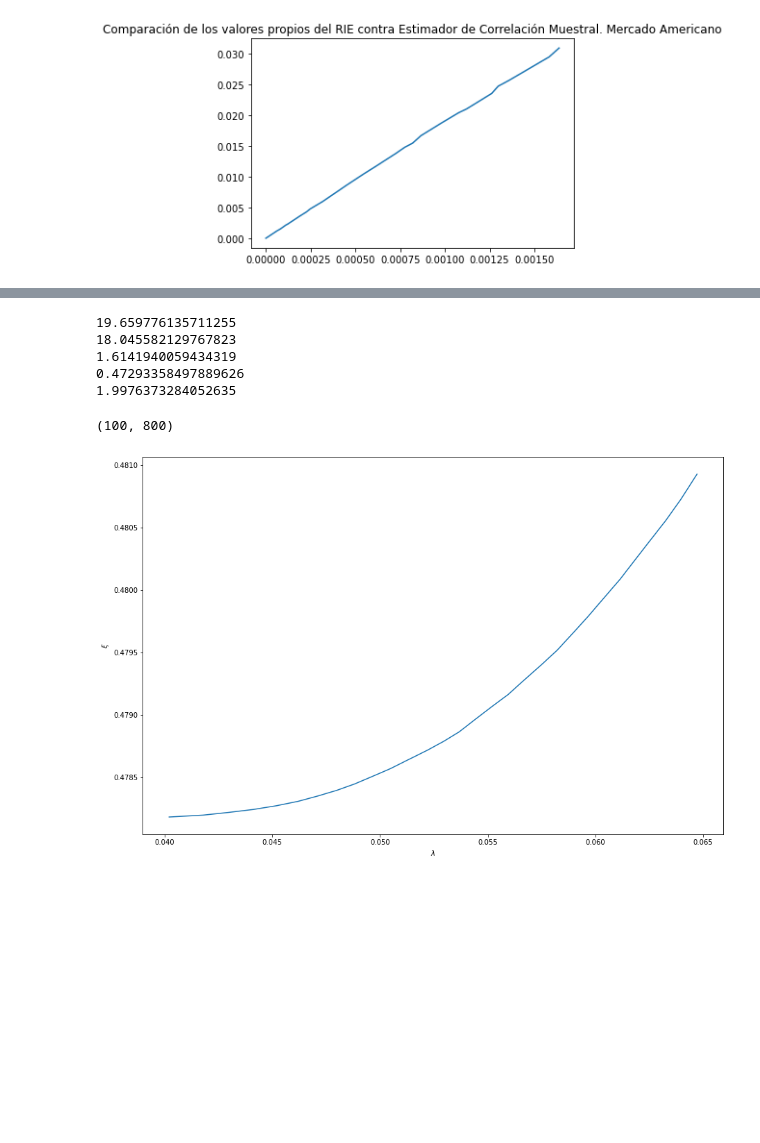
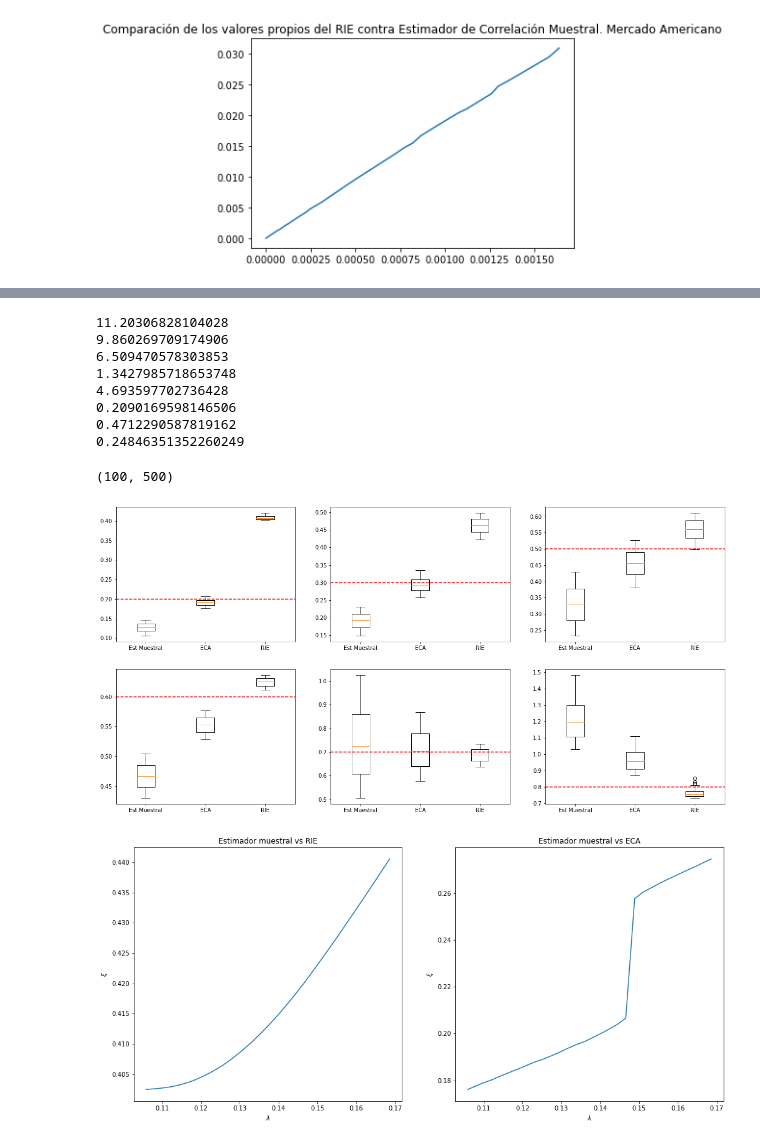
Before and after one commit to jduarte00/tesis, a Jupyter notebook: simulaciones.ipynb, the cells around one changed output, grey strips where cells are left out. Saved outputs shown, nothing was run; the diff lists cells and outputs as text; code cells hidden in the pictures; blank space fills up the shorter version.

Commit message:
se corrigen valores exactos de q y gráficas

```diff
--- a/simulaciones.ipynb
+++ b/simulaciones.ipynb
@@ -687,4 +542,0 @@ plt.show()
-# %%
-corr_matrix = make_corr_matrix([140, 100, 40, 70, 50, 80, 100, 100 , 40, 80], [0.3, 0.5, 0.8, 0.2, 0.3, 0.2, 0.7, 0.5, 0.3, 0.4])
-num_obs = 1600
-num_simul = 100
@@ -698,8 +553,10 @@ def returnsStandardization(returns):
 # %%
 frob_muestral = []
 frob_rie = []
+frob_eca = []
 vals_propios_muestral = []
 vals_propios_rie = []
+vals_propios_eca = []
 for simul in range(num_simul):
     # Generación de retornos
     daily_returns = np.random.multivariate_normal(mean = np.zeros(corr_matrix.shape[0]), cov = corr_matrix, size=num_obs)
@@ -707,39 +564,54 @@ for simul in range(num_simul):
     daily_returns_df = pd.DataFrame(daily_returns)
     daily_returns_df = returnsStandardization(daily_returns_df)
     # Estimador de correlación muestral
-    est_corr = np.corrcoef(daily_returns.T)
+    est_corr = np.corrcoef(daily_returns_df.values.T)
     # Estimador RIE
     rie_corr = rie_estimator.get_rie(returns=daily_returns_df, normalize=False, max_ones= False)
+    # Estimado ECA
+    eca_corr = csestimator.get_shrinkage_est(X_matrix = daily_returns_df, alpha = 0.5)
     # Calcular distancias frobenius
     frob_muestral.append(np.linalg.norm(((corr_matrix - est_corr)), ord = "fro"))
     frob_rie.append(np.linalg.norm(((corr_matrix - rie_corr)), ord = "fro"))
+    frob_eca.append(np.linalg.norm(((corr_matrix - eca_corr)), ord = "fro"))
     # Sacar valores propios
     eigen_sample = np.linalg.eigvalsh(est_corr)
     eigen_rie = np.linalg.eigvalsh(rie_corr)
+    eigen_eca = np.linalg.eigvalsh(eca_corr)
     eigen_sample.sort()
     eigen_rie.sort()
+    eigen_eca.sort()
     vals_propios_muestral.append(eigen_sample)
     vals_propios_rie.append(eigen_rie)
+    vals_propios_eca.append(eigen_eca)
 # %%
 print(np.mean(frob_muestral))
 print(np.mean(frob_rie))
+print(np.mean(frob_eca))
 print(np.mean(frob_muestral) - np.mean(frob_rie))
+print(np.mean(frob_muestral) - np.mean(frob_eca))
 print(np.std(frob_muestral))
 print(np.std(frob_rie))
+print(np.std(frob_eca))
 # %% [output]
-19.659776135711255
-18.045582129767823
-1.6141940059434319
-0.47293358497889626
-1.9976373284052635
+11.20306828104028
+9.860269709174906
+6.509470578303853
+1.3427985718653748
+4.693597702736428
+0.2090169598146506
+0.4712290587819162
+0.24846351352260249
 # %%
 vals_propios_muestral = np.array(vals_propios_muestral)
 vals_propios_rie = np.array(vals_propios_rie)
+vals_propios_eca = np.array(vals_propios_eca)
 vals_propios_muestral.shape
 # %% [output]
-(100, 800)
+(100, 500)
 # %%
 means_vals_propios_muestral = vals_propios_muestral.mean(axis = 0)
 means_vals_propios_rie = vals_propios_rie.mean(axis = 0)
+means_vals_propios_eca = vals_propios_eca.mean(axis = 0)
 means_vals_propios_muestral.sort()
 means_vals_propios_rie.sort()
+means_vals_propios_eca.sort()
@@ -746,10 +625,33 @@ means_vals_propios_rie.sort()
+# %%
+fig7, ax7 = plt.subplots(2,3, figsize=(20,10))
+ax7[0,0].boxplot(data2, labels=["Est Muestral", "ECA", "RIE"])
+ax7[0,0].axhline(y=0.2, color='r', linestyle='--')
+ax7[0,1].boxplot(data3, labels=["Est Muestral", "ECA", "RIE"])
+ax7[0,1].axhline(y=0.3, color='r', linestyle='--')
+ax7[0,2].boxplot(data5, labels=["Est Muestral", "ECA", "RIE"])
+ax7[0,2].axhline(y=0.5, color='r', linestyle='--')
+ax7[1,0].boxplot(data6, labels=["Est Muestral", "ECA", "RIE"])
+ax7[1,0].axhline(y=0.6, color='r', linestyle='--')
+ax7[1,1].boxplot(data7, labels=["Est Muestral", "ECA", "RIE"])
+ax7[1,1].axhline(y=0.7, color='r', linestyle='--')
+ax7[1,2].boxplot(data8, labels=["Est Muestral", "ECA", "RIE"])
+ax7[1,2].axhline(y=0.8, color='r', linestyle='--')
+
+plt.show()
+# %% [output]
+[figure, added]
 # %%
-#plt.title(r"Comparación de los valores propios del RIE contra Estimador de Correlación Muestral con $q = 1/2$")
-fig, ax = plt.subplots(1,1, figsize=(15,10))
-ax.plot(means_vals_propios_muestral[:30],means_vals_propios_rie[:30])
-ax.set(ylabel=r'$\xi$')
-ax.set(xlabel=r'$\lambda$')
+#plt.title(r"Comparación de los valores propios del RIE contra Estimador de Correlación Muestral con $q = 1$ y estandarización")
+fig, ax = plt.subplots(1,2, figsize=(17,7.5))
+ax[0].plot(means_vals_propios_muestral[:30],means_vals_propios_rie[:30])
+ax[1].plot(means_vals_propios_muestral[:30],means_vals_propios_eca[:30])
+ax[0].set(ylabel=r'$\xi$')
+ax[0].set(xlabel=r'$\lambda$')
+ax[0].set_title("Estimador muestral vs RIE")
+ax[1].set_title("Estimador muestral vs ECA")
+ax[1].set(ylabel=r'$\xi$')
+ax[1].set(xlabel=r'$\lambda$')
 plt.show()
 # %% [output]
-[figure, old version]
+[figure, new version]
 # %%
```
Also changed, not shown: parts of 88 cells of this notebook.
